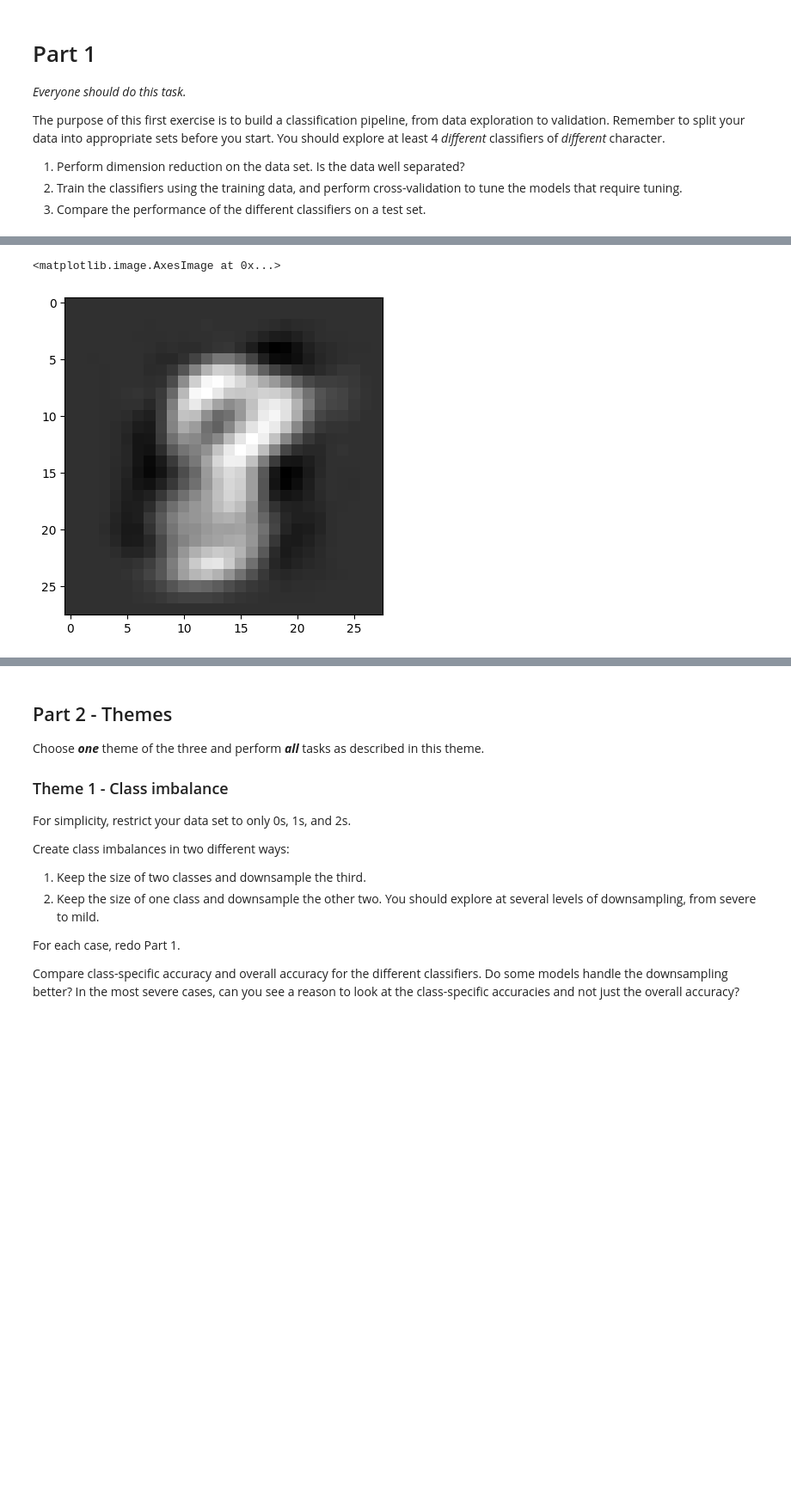
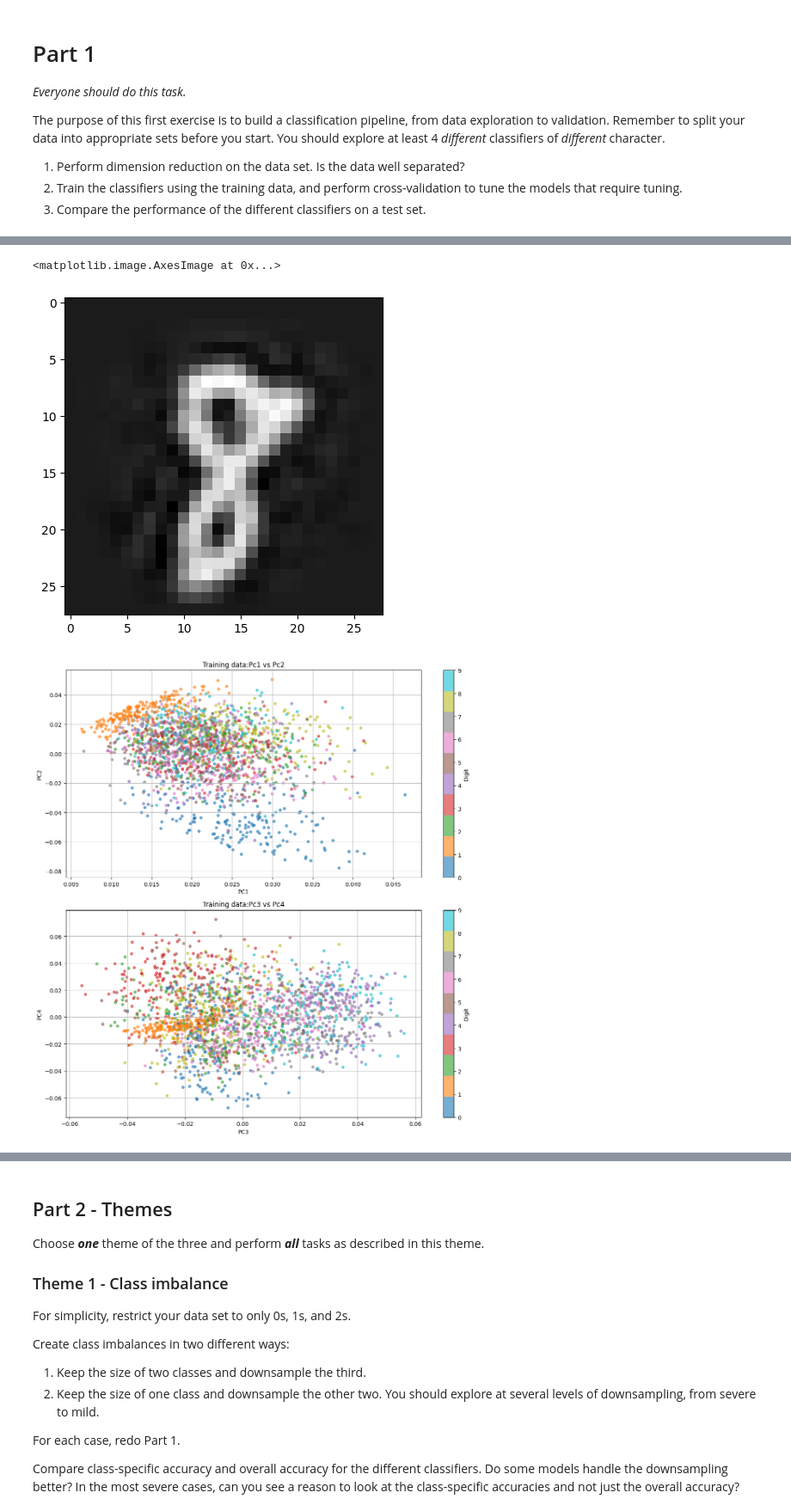
Before and after one commit to CleosCleopatra/Big_data_1, a Jupyter notebook: project1Py.ipynb, the cells around one changed output, grey strips where cells are left out. Shown at 86% size. Drawn from its saved outputs; the diff is of its cells as text; code cells hidden in the pictures; blank space fills up the shorter version.

```diff
--- a/project1Py.ipynb
+++ b/project1Py.ipynb
@@ -210,9 +218,10 @@ plt.show()
 # %%
 #Get only the k first thingys
-
-X_recon = U[:, :k] @ np.diag(S[:k]) @ vt[:k, :]
+"""
+X_recon = U[:, :indx_95] @ np.diag(S[:indx_95]) @ vt[:indx_95, :]
 
 plt.imshow(X_recon[0].reshape(28, 28), cmap='gray')
+"""
 # %% [output]
 <matplotlib.image.AxesImage at 0x...>
-[figure, old version]
+[figure, new version]
@@ -218,0 +232,37 @@ plt.imshow(X_recon[0].reshape(28, 28), cmap='gray')
+# %%
+#Split data into test and train
+np.random.seed(42)
+n = len(images)
+train_idx = np.random.choice(n, 2000, replace=False)
+test_idx = np.array([i for i in range(n) if i not in train_idx])
+
+X_train_org = images[train_idx]
+y_train = labels[train_idx]
+X_test_org = images[test_idx]
+y_test = labels[test_idx]
+# %%
+#Do SVD on training data
+U_train, S_train, vt_train = np.linalg.svd(X_train_org, full_matrices = False)
+# %%
+#Is the training data well seperated?
+fig, ax = plt.subplots(2,1, figsize=(12, 12))
+scatter = ax[0].scatter(U_train[:, 0], U_train[:, 1], c=y_train, cmap = 'tab10', s=20, alpha = 0.6)
+ax[0].set_xlabel('PC1')
+ax[0].set_ylabel('PC2')
+ax[0].set_title('Training data:Pc1 vs Pc2')
+plt.colorbar(scatter, label = 'Digit')
+ax[0].grid(True)
+
+scatter_2 = ax[1].scatter(U_train[:, 2], U_train[:, 3], c=y_train, cmap = 'tab10', s=20, alpha = 0.6)
+ax[1].set_xlabel('PC3')
+ax[1].set_ylabel('PC4')
+ax[1].set_title('Training data:Pc3 vs Pc4')
+plt.colorbar(scatter_2, label = 'Digit')
+ax[1].grid(True)
+
+plt.tight_layout()
+plt.show()
+
+#Some of them are well seperated (like 1 and 0), but most of them are not. We can see that the first 4 PCs are not enough to well seperate the data. We will need more patterns to do that.
+# %% [output]
+[figure, added]
```
Also changed, not shown: parts of 6 cells of this notebook.
